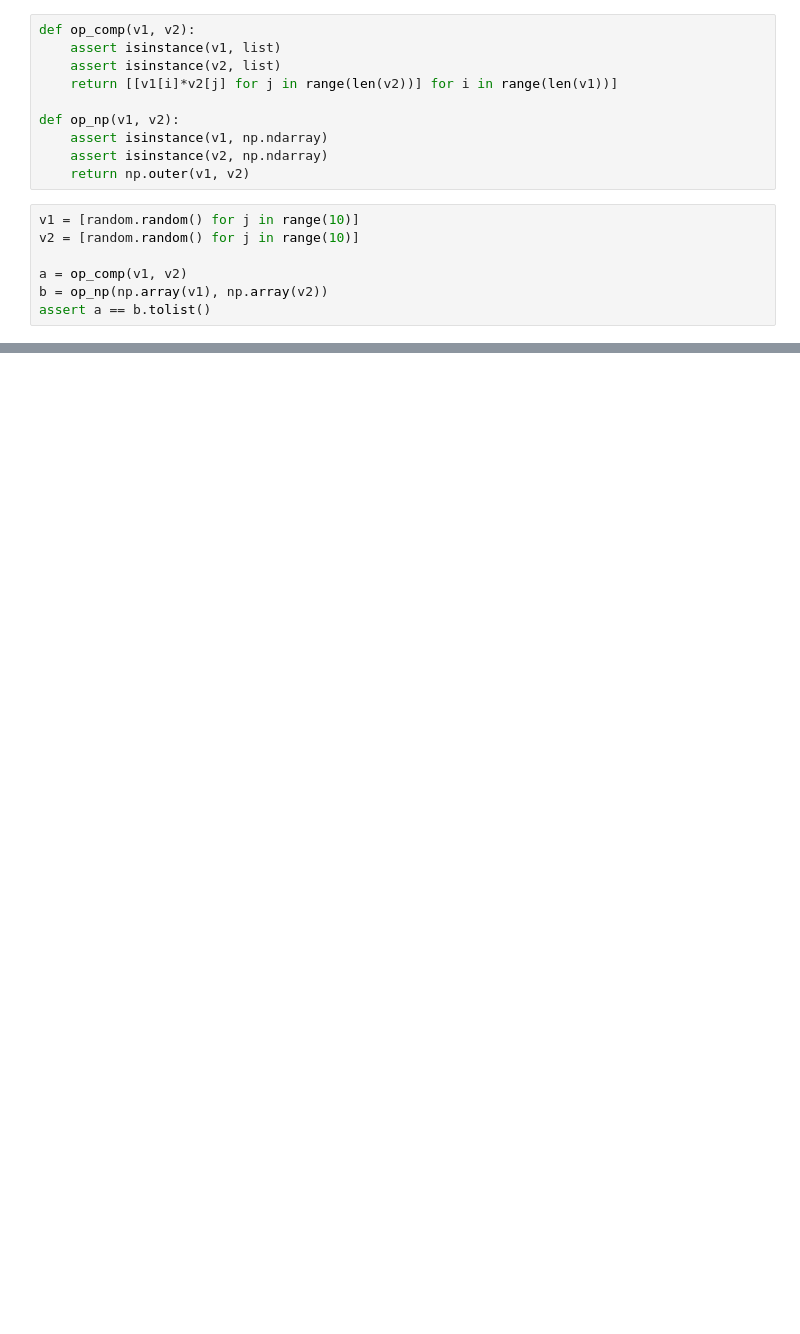
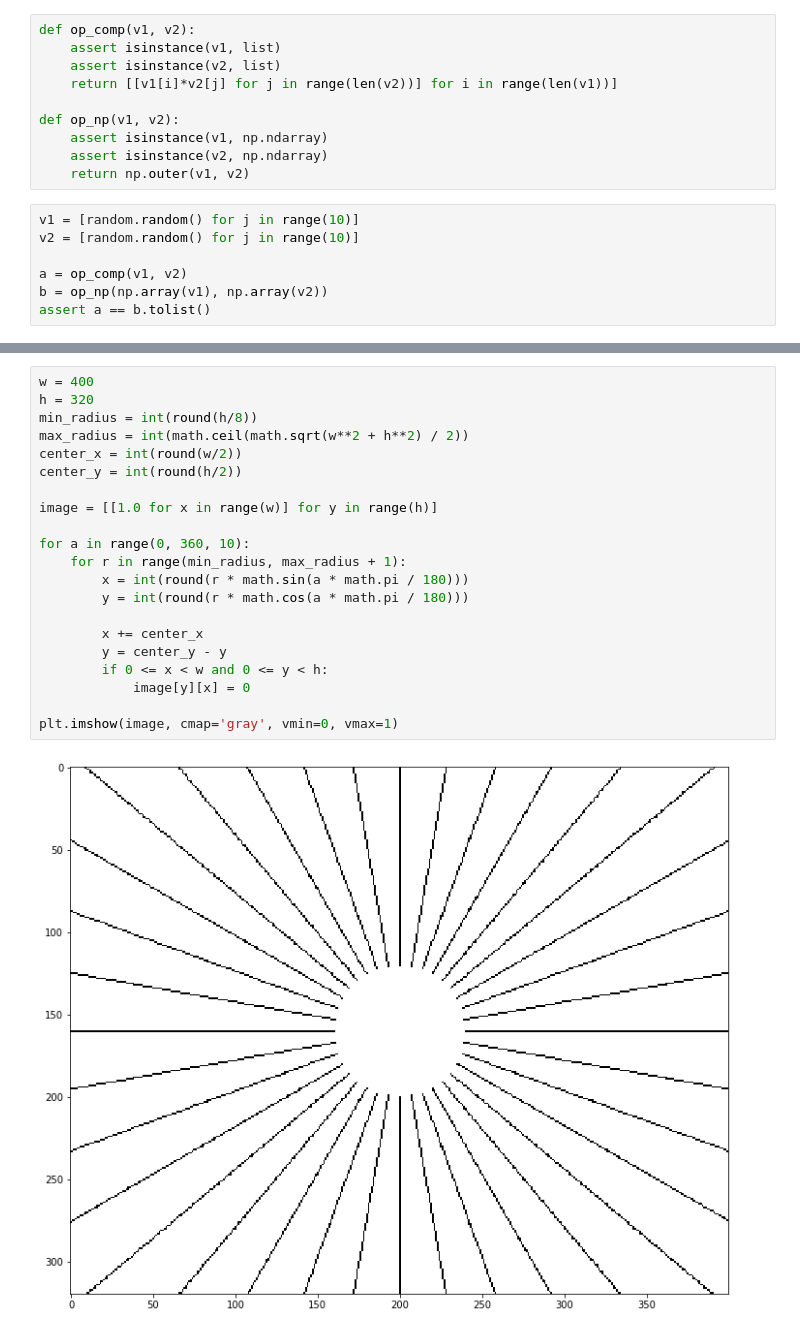
Before and after one commit to Invicton-Labs/need-for-speed, a Jupyter notebook: Notebook.ipynb, the cells around one changed output, grey strips where cells are left out. Cells and saved outputs as stored; diff of their text form; blank space fills up the shorter version.

```diff
--- a/Notebook.ipynb
+++ b/Notebook.ipynb
@@ -260,0 +309,23 @@ angles = np.arange(start=min_angle, stop=max_angle, step=angle_step, dtype=np.fl
+# %%
+w = 400
+h = 320
+min_radius = int(round(h/8))
+max_radius = int(math.ceil(math.sqrt(w**2 + h**2) / 2))
+center_x = int(round(w/2))
+center_y = int(round(h/2))
+
+image = [[1.0 for x in range(w)] for y in range(h)]
+
+for a in range(0, 360, 10):
+    for r in range(min_radius, max_radius + 1):
+        x = int(round(r * math.sin(a * math.pi / 180)))
+        y = int(round(r * math.cos(a * math.pi / 180)))
+
+        x += center_x
+        y = center_y - y
+        if 0 <= x < w and 0 <= y < h:
+            image[y][x] = 0
+
+plt.imshow(image, cmap='gray', vmin=0, vmax=1)
+# %% [output]
+[figure, added]
```
Also changed, not shown: parts of 35 cells of this notebook, 2 other files.
